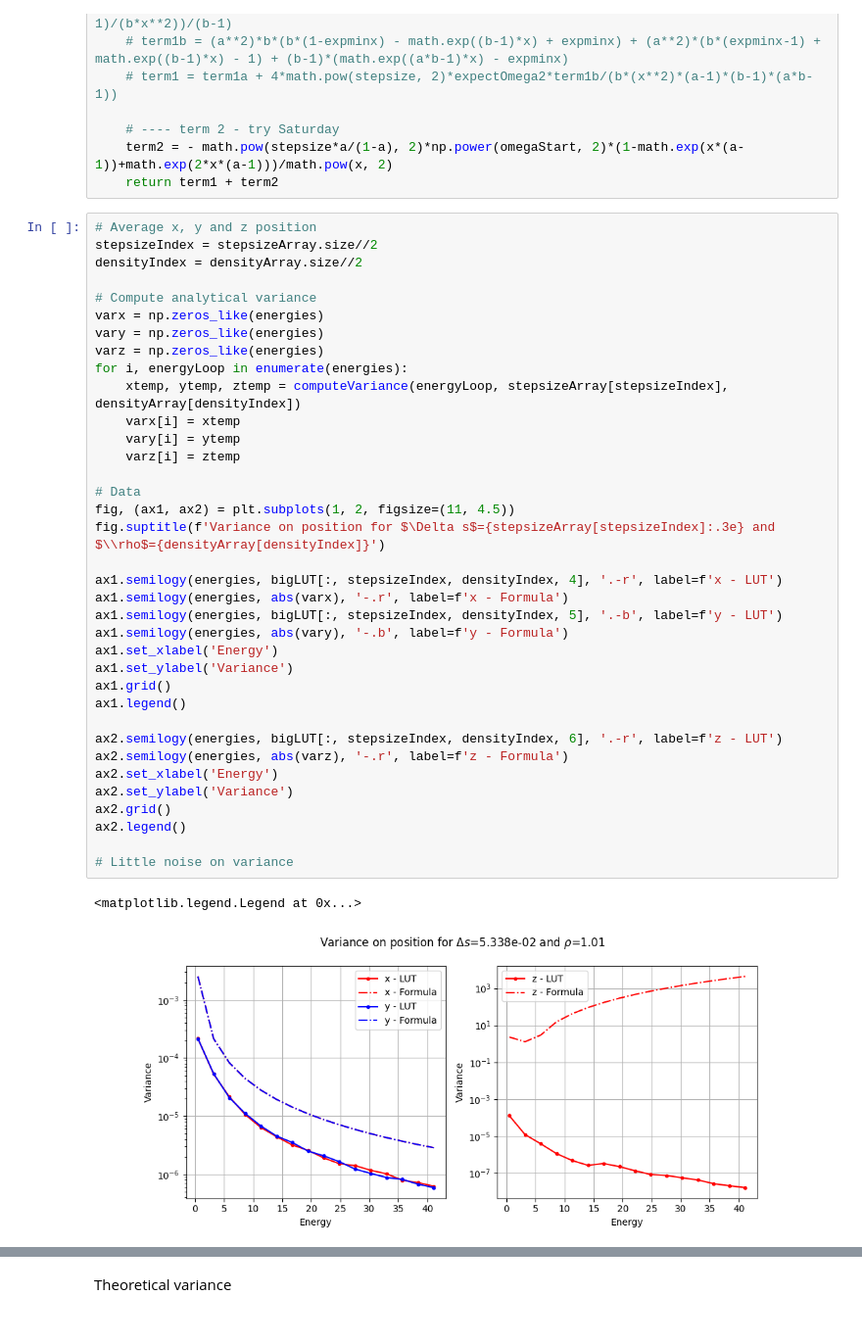
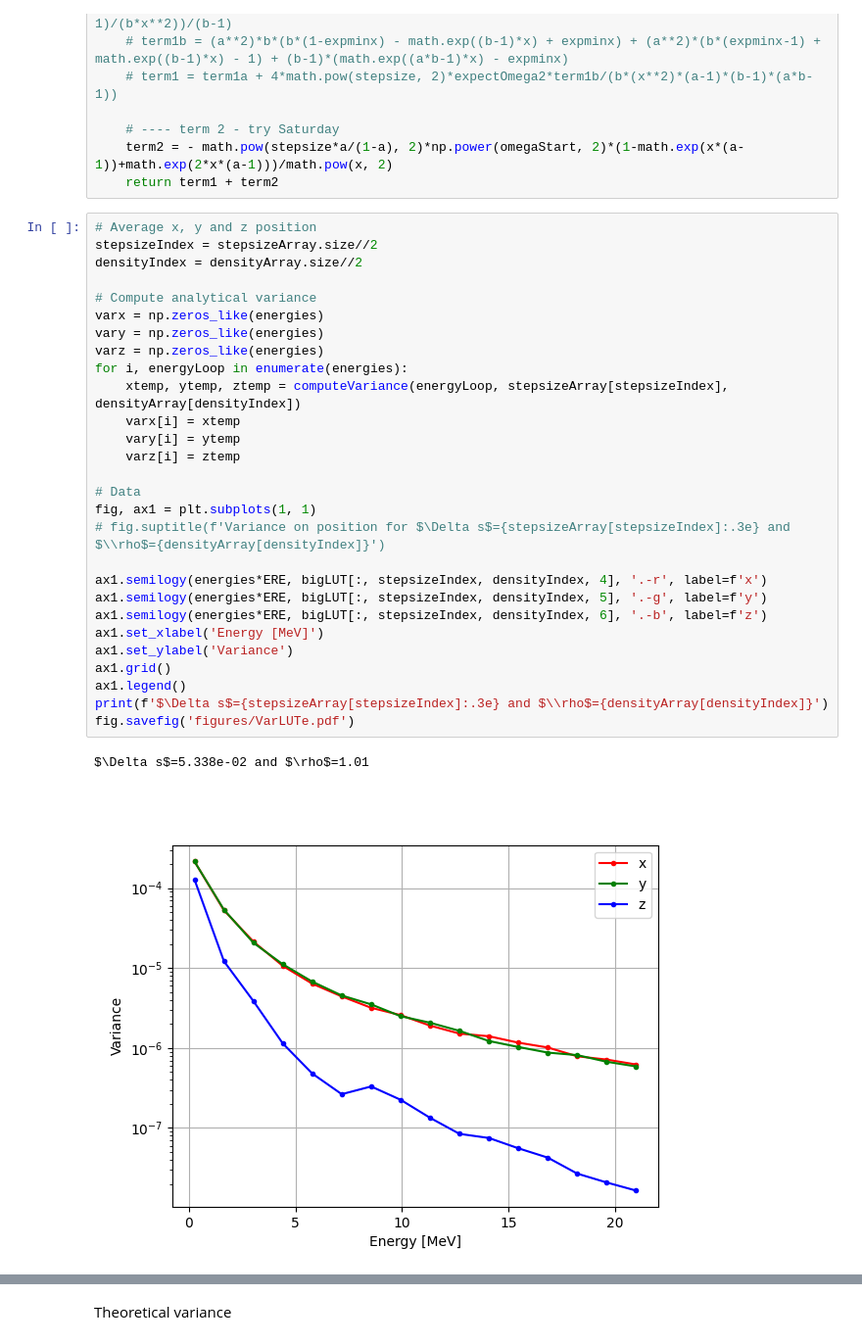
Before and after one commit to KlaasWillems/electronTransportCode, a Jupyter notebook: ms/ownMS.ipynb, the cells around one changed output, grey strips where cells are left out. Shown: that part at 98% size. Drawn from its saved outputs; the diff is of its cells as text.

Commit message:
Variance LUT figures

```diff
--- a/ms/ownMS.ipynb
+++ b/ms/ownMS.ipynb
@@ -116,42 +116,34 @@ def computeVariance(energy:float, stepsize: float, density: float ) -> np.ndarra
 # %%
 # Average x, y and z position
 stepsizeIndex = stepsizeArray.size//2
 densityIndex = densityArray.size//2
 
 # Compute analytical variance
 varx = np.zeros_like(energies)
 vary = np.zeros_like(energies)
 varz = np.zeros_like(energies)
 for i, energyLoop in enumerate(energies):
     xtemp, ytemp, ztemp = computeVariance(energyLoop, stepsizeArray[stepsizeIndex], densityArray[densityIndex])
     varx[i] = xtemp
     vary[i] = ytemp
     varz[i] = ztemp
 
 # Data
-fig, (ax1, ax2) = plt.subplots(1, 2, figsize=(11, 4.5))
-fig.suptitle(f'Variance on position for $\Delta s$={stepsizeArray[stepsizeIndex]:.3e} and $\\rho$={densityArray[densityIndex]}')
+fig, ax1 = plt.subplots(1, 1)
+# fig.suptitle(f'Variance on position for $\Delta s$={stepsizeArray[stepsizeIndex]:.3e} and $\\rho$={densityArray[densityIndex]}')
 
-ax1.semilogy(energies, bigLUT[:, stepsizeIndex, densityIndex, 4], '.-r', label=f'x - LUT')
-ax1.semilogy(energies, abs(varx), '-.r', label=f'x - Formula')
-ax1.semilogy(energies, bigLUT[:, stepsizeIndex, densityIndex, 5], '.-b', label=f'y - LUT')
-ax1.semilogy(energies, abs(vary), '-.b', label=f'y - Formula')
-ax1.set_xlabel('Energy')
+ax1.semilogy(energies*ERE, bigLUT[:, stepsizeIndex, densityIndex, 4], '.-r', label=f'x')
+ax1.semilogy(energies*ERE, bigLUT[:, stepsizeIndex, densityIndex, 5], '.-g', label=f'y')
+ax1.semilogy(energies*ERE, bigLUT[:, stepsizeIndex, densityIndex, 6], '.-b', label=f'z')
+ax1.set_xlabel('Energy [MeV]')
 ax1.set_ylabel('Variance')
 ax1.grid()
 ax1.legend()
-
-ax2.semilogy(energies, bigLUT[:, stepsizeIndex, densityIndex, 6], '.-r', label=f'z - LUT')
-ax2.semilogy(energies, abs(varz), '-.r', label=f'z - Formula')
-ax2.set_xlabel('Energy')
-ax2.set_ylabel('Variance')
-ax2.grid()
-ax2.legend()
-
-# Little noise on variance
+print(f'$\Delta s$={stepsizeArray[stepsizeIndex]:.3e} and $\\rho$={densityArray[densityIndex]}')
+fig.savefig('figures/VarLUTe.pdf')
 # %% [output]
-<matplotlib.legend.Legend at 0x...>
+$\Delta s$=5.338e-02 and $\rho$=1.01
-[figure, old version]
+[figure, new version]
 # %%
 # Average x, y and z position
 energyIndex = energies.size//2
```
Also changed, not shown: parts of 2 cells of this notebook, 4 other files.
